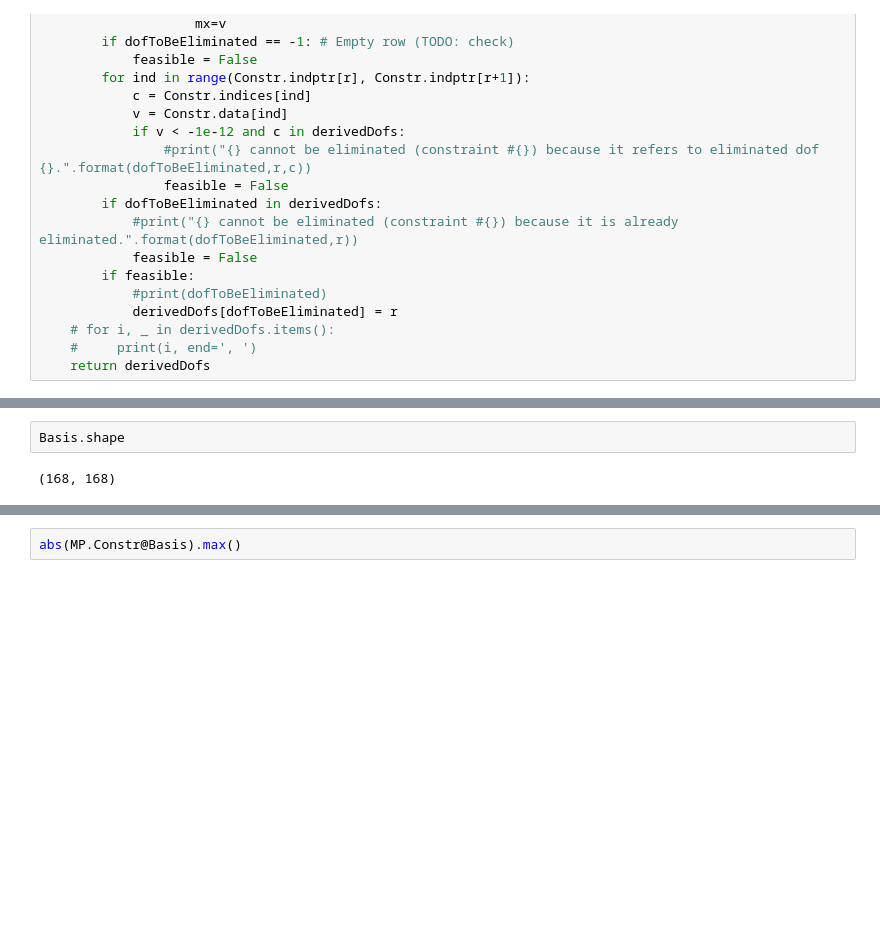
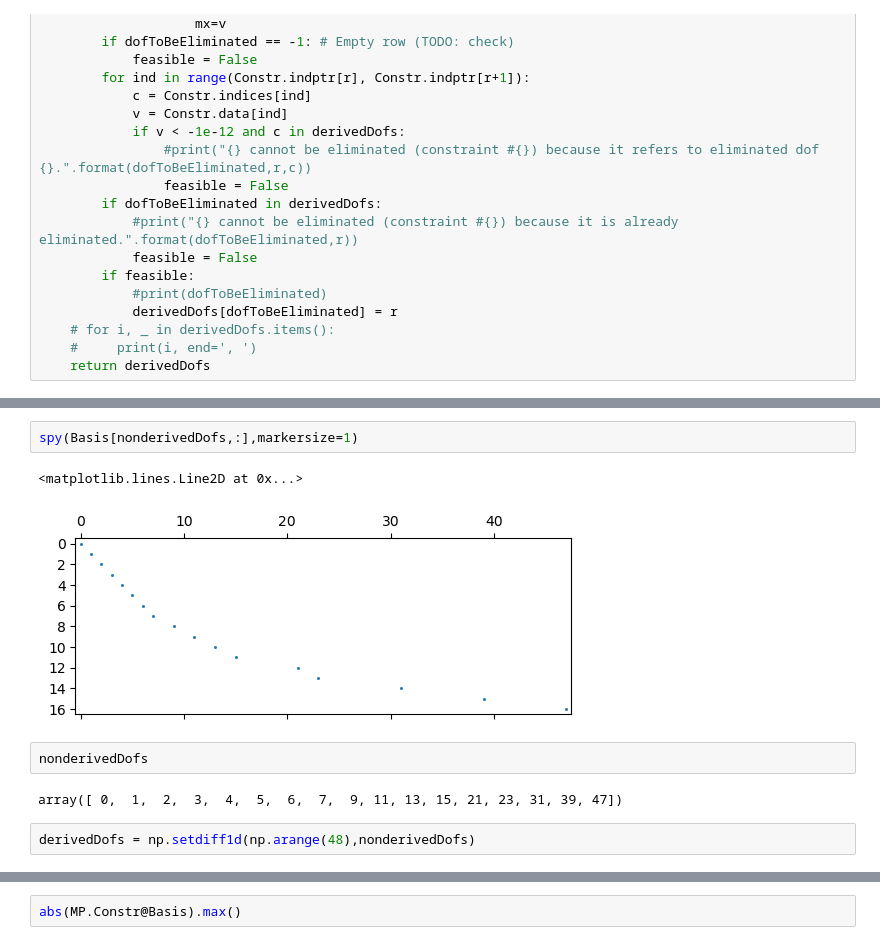
Before and after one commit to c-f-h/pyiga, a Jupyter notebook: notebooks/Multipatch3D_STTEST.ipynb, the cells around one changed output, grey strips where cells are left out. Cells and saved outputs as stored; diff of their text form; blank space fills up the shorter version.

```diff
--- a/notebooks/Multipatch3D_STTEST.ipynb
+++ b/notebooks/Multipatch3D_STTEST.ipynb
@@ -1005,4 +1011,11 @@ print(MP.Constr@Basis)
 # %%
-Basis.shape
+spy(Basis[nonderivedDofs,:],markersize=1)
 # %% [output]
-(168, 168)
+<matplotlib.lines.Line2D at 0x...>
+[figure, added]
+# %%
+nonderivedDofs
+# %% [output]
+array([ 0,  1,  2,  3,  4,  5,  6,  7,  9, 11, 13, 15, 21, 23, 31, 39, 47])
+# %%
+derivedDofs = np.setdiff1d(np.arange(48),nonderivedDofs)
```
Also changed, not shown: parts of 32 cells of this notebook.
